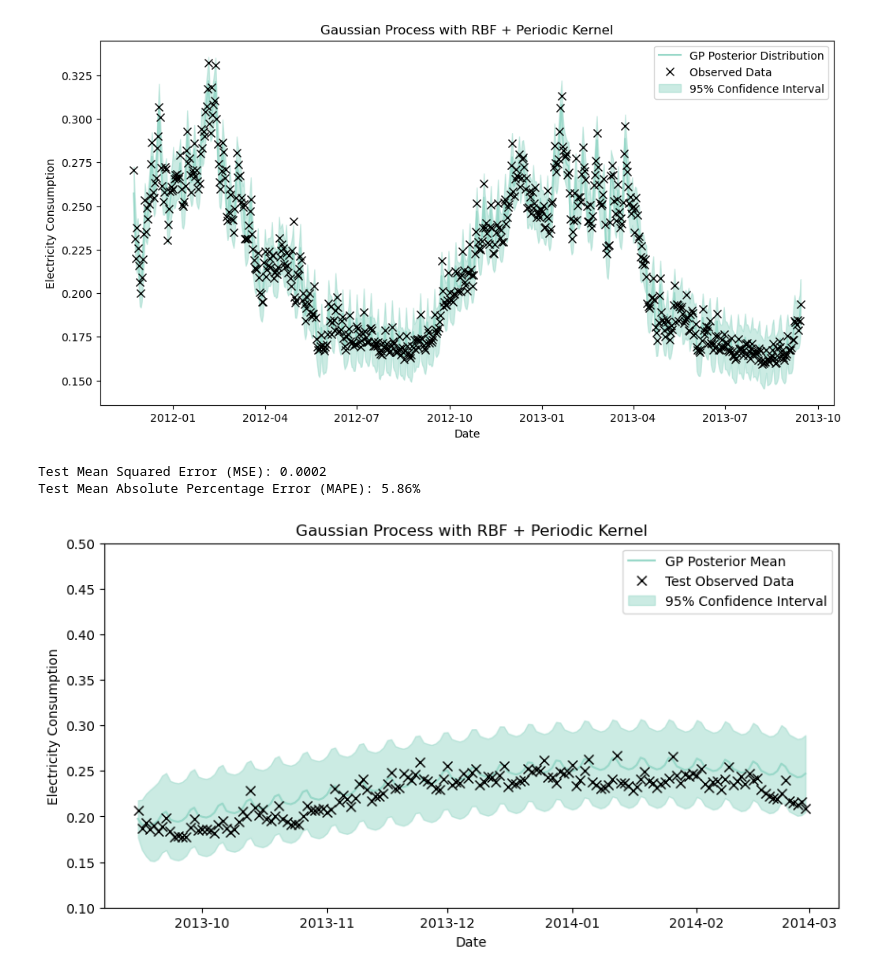
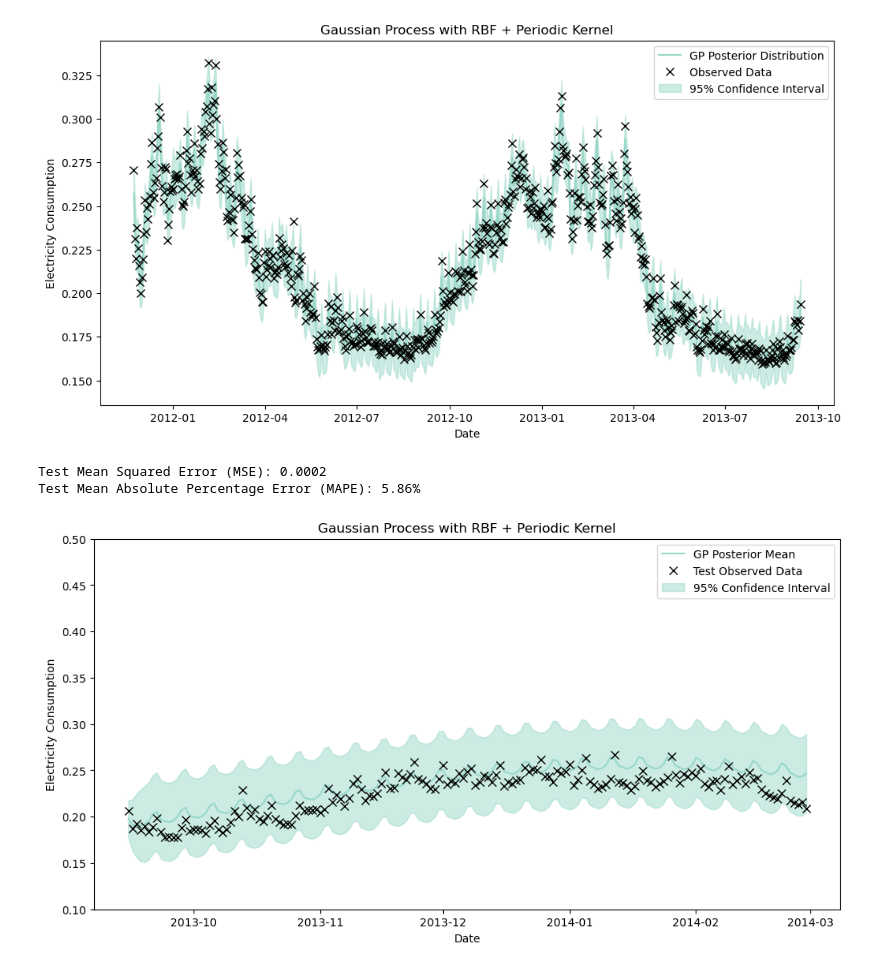
Before and after one commit to chowfi/electricity_demand_forecasting, a Jupyter notebook: notebooks/models.ipynb, the cells around one changed output. Drawn from its saved outputs; the diff is of its cells as text; code cells hidden in the pictures.

Commit message:
resize GP plot

```diff
--- a/notebooks/models.ipynb
+++ b/notebooks/models.ipynb
@@ -1261,32 +1261,32 @@ y_test = np.array(test_series).reshape(-1, 1)
 
 y_pred_test, y_var_test = model.predict(X_test)
 y_pred_test = y_pred_test * y_std + y_mean
 y_std_test = np.sqrt(y_var_test) * y_std
 
 mse_test = mean_squared_error(y_test, y_pred_test)
 mape_test = mean_absolute_percentage_error(y_test, y_pred_test)
 
 print(f"Test Mean Squared Error (MSE): {mse_test:.4f}")
 print(f"Test Mean Absolute Percentage Error (MAPE): {mape_test:.2%}")
 
-plt.figure(figsize=(10, 5))
+plt.figure(figsize=(12, 6))
 plt.plot(test_series.index, y_pred_test, color='#99d8c9', label='GP Posterior Mean')
 plt.plot(test_series.index, y_test, 'x', color='k', label='Test Observed Data', markersize=7)
 plt.fill_between(
     test_series.index,
     (y_pred_test - 2 * y_std_test).flatten(),
     (y_pred_test + 2 * y_std_test).flatten(),
     color='#99d8c9',
     alpha=0.5,
     label="95% Confidence Interval",
 )
 plt.legend()
 plt.xlabel('Date')
 plt.ylabel('Electricity Consumption')
 plt.ylim(0.1, 0.5)
 plt.title('Gaussian Process with RBF + Periodic Kernel')
 plt.show()
 # %% [output]
 Test Mean Squared Error (MSE): 0.0002
 Test Mean Absolute Percentage Error (MAPE): 5.86%
-[figure, old version]
+[figure, new version]
```
Also changed, not shown: 1 other file.
